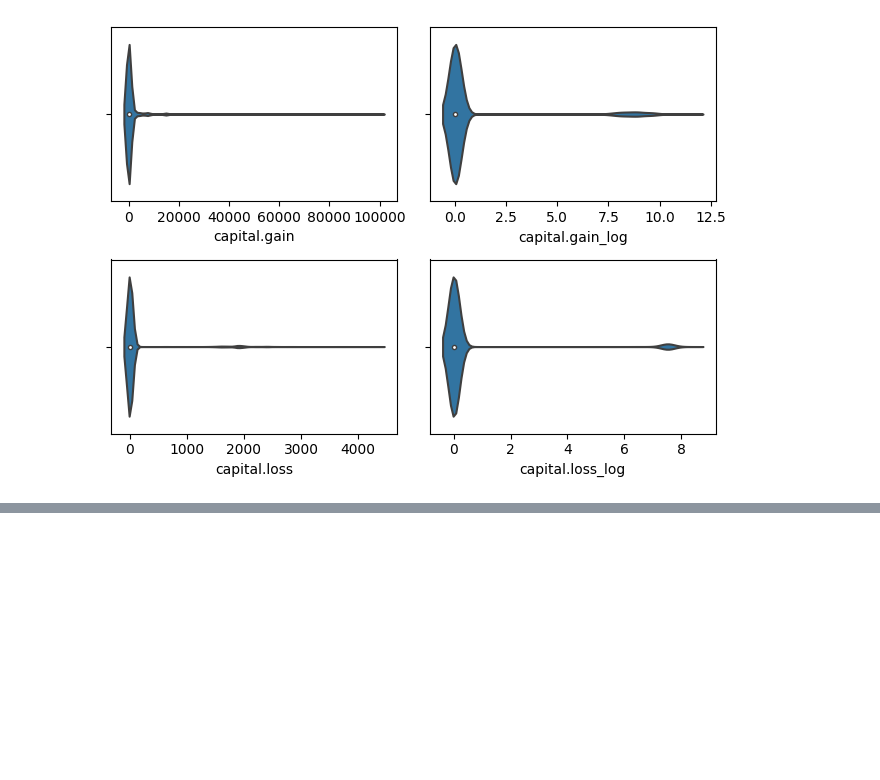
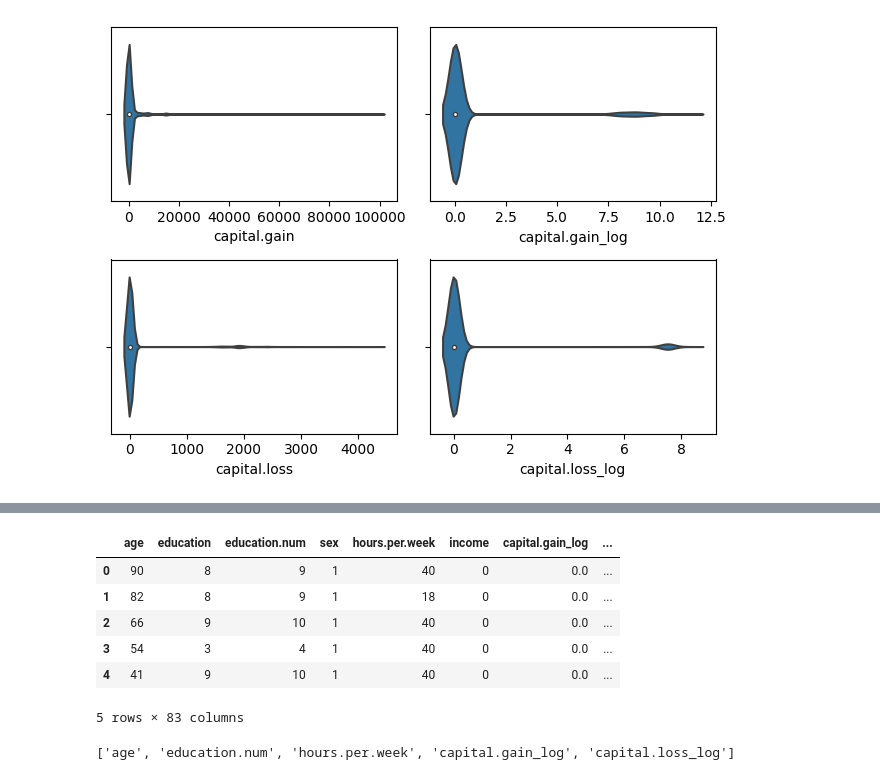
Before and after one commit to prasannashrestha011/ML_exercises, a Jupyter notebook: adult-census-income.ipynb, the cells around one changed output, grey strips where cells are left out. Drawn from its saved outputs; the diff is of its cells as text; code cells hidden in the pictures; blank space fills up the shorter version.

```diff
--- a/adult-census-income.ipynb
+++ b/adult-census-income.ipynb
@@ -273,0 +285,41 @@ plt.show()
+# %%
+education_order = {
+    'Preschool': 0,
+    '1st-4th': 1,
+    '5th-6th': 2,
+    '7th-8th': 3,
+    '9th': 4,
+    '10th': 5,
+    '11th': 6,
+    '12th': 7,
+    'HS-grad': 8,
+    'Some-college': 9,
+    'Assoc-acdm': 10,
+    'Assoc-voc': 11,
+    'Bachelors': 12,
+    'Masters': 13,
+    'Prof-school': 14,
+    'Doctorate': 15
+}
+df['education']=df['education'].map(education_order)
+# %%
+multi_class_features=['workclass','marital.status','occupation','relationship','race','native.country']
+df=pd.get_dummies(df,columns=multi_class_features,drop_first=True,dtype=int)
+df=df.drop(columns=['capital.gain','capital.loss'])
+df.head()
+# %% [output]
+|  | age | education | education.num | sex | hours.per.week | income | capital.gain_log | ... |
+| 0 | 90 | 8 | 9 | 1 | 40 | 0 | 0.0 | ... |
+| 1 | 82 | 8 | 9 | 1 | 18 | 0 | 0.0 | ... |
+| 2 | 66 | 9 | 10 | 1 | 40 | 0 | 0.0 | ... |
+| 3 | 54 | 3 | 4 | 1 | 40 | 0 | 0.0 | ... |
+| 4 | 41 | 9 | 10 | 1 | 40 | 0 | 0.0 | ... |
+5 rows × 83 columns
+# %%
+from sklearn.preprocessing import StandardScaler
+numeric_features=['age','education.num','hours.per.week','capital.gain_log','capital.loss_log']
+print(numeric_features)
+scaler=StandardScaler()
+df[numeric_features]=scaler.fit_transform(df[numeric_features])
+# %% [output]
+['age', 'education.num', 'hours.per.week', 'capital.gain_log', 'capital.loss_log']
```
Also changed, not shown: parts of 9 cells of this notebook.
